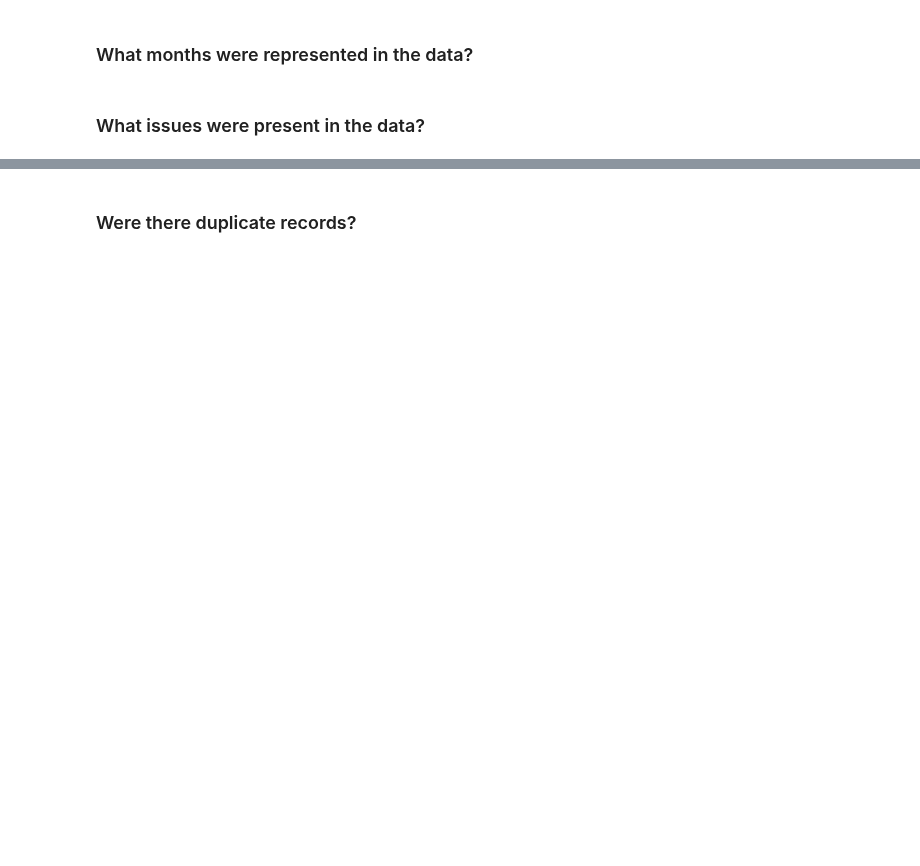
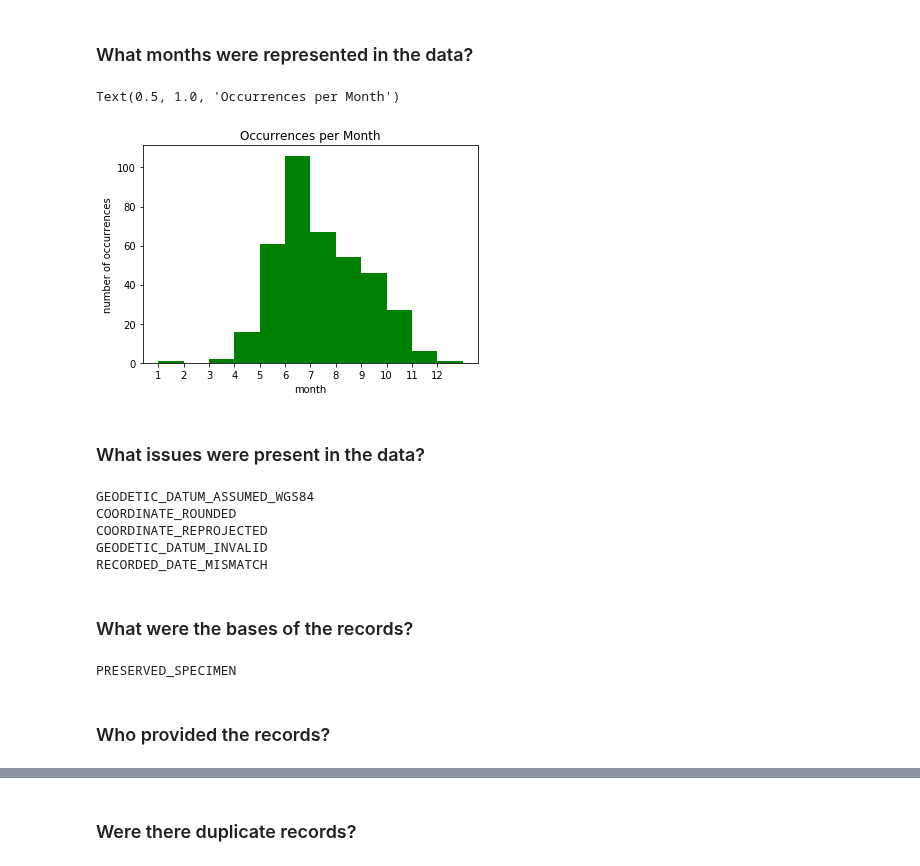
Before and after one commit to ncbirdconservation/NCBA, a Jupyter notebook: Demonstration.ipynb, the cells around one changed output, grey strips where cells are left out. Saved outputs shown, nothing was run; the diff lists cells and outputs as text; code cells hidden in the pictures; blank space fills up the shorter version.

```diff
--- a/Demonstration.ipynb
+++ b/Demonstration.ipynb
@@ -322,4 +344,48 @@ Name: 0, dtype: object
 # %% [markdown]
 ### What months were represented in the data?
+# %%
+occ_months = [int(x[0]) for x in curs_occ.execute("SELECT strftime('%m', occurrenceDate) FROM occurrences").fetchall()]
+plt.hist(occ_months, bins=range(1, 14), color="g")
+plt.ylabel("number of occurrences")
+plt.xlabel("month")
+plt.xticks(range(1, 13))
+plt.title("Occurrences per Month")
+# %% [output]
+Text(0.5, 1.0, 'Occurrences per Month')
+[figure, added]
 # %% [markdown]
 ### What issues were present in the data?
+# %%
+conn_occ= sqlite3.connect(outDir + species_id + "_occurrences.sqlite")
+curs_occ = conn_occ.cursor()
+occ_ids = [x[0] for x in curs_occ.execute("SELECT occ_id FROM occurrences").fetchall()]
+issues = set([])
+for id in occ_ids:
+    occdict = occurrences.get(key=id)
+    issues = issues | set(occdict['issues'])
+for x in list(issues):
+    print(x)
+# %% [output]
+GEODETIC_DATUM_ASSUMED_WGS84
+COORDINATE_ROUNDED
+COORDINATE_REPROJECTED
+GEODETIC_DATUM_INVALID
+RECORDED_DATE_MISMATCH
+# %% [markdown]
+### What were the bases of the records?
+# %%
+occ_ids = [x[0] for x in curs_occ.execute("SELECT occ_id FROM occurrences").fetchall()]
+bases = []
+for id in occ_ids:
+    occdict = occurrences.get(key=id)
+    BOR = occdict['basisOfRecord']
+    if BOR == "" or BOR == None:
+        bases.append("UNKNOWN")
+    else:
+        bases.append(BOR)
+for x in list(set(bases)):
+    print(x)
+# %% [output]
+PRESERVED_SPECIMEN
+# %% [markdown]
+### Who provided the records?
```
Also changed, not shown: parts of 15 cells of this notebook.
